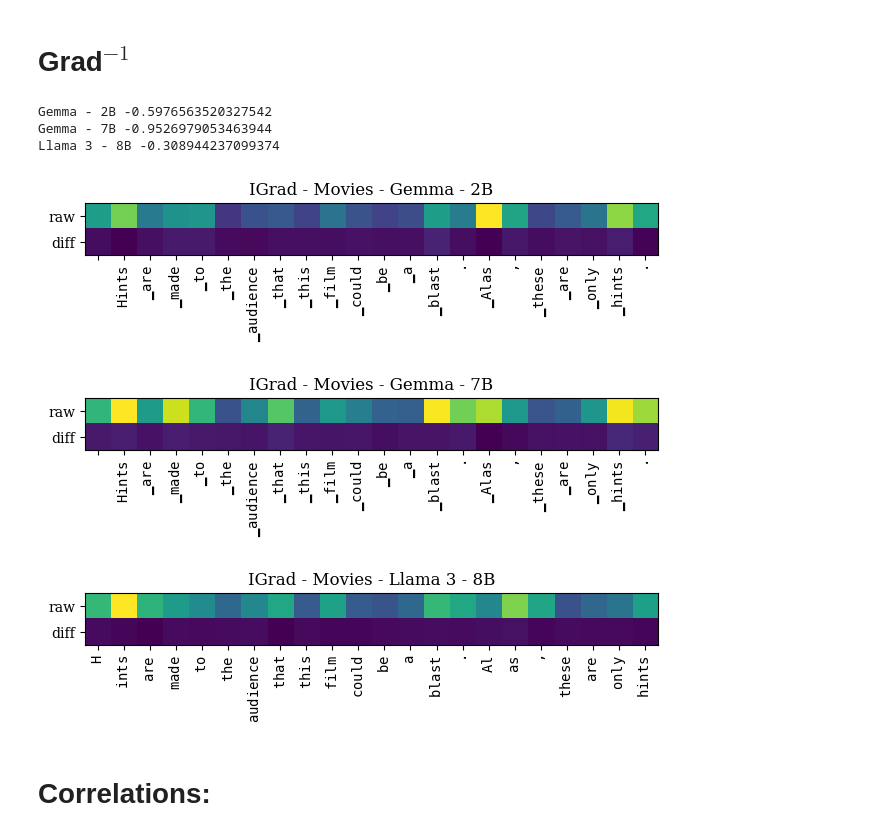
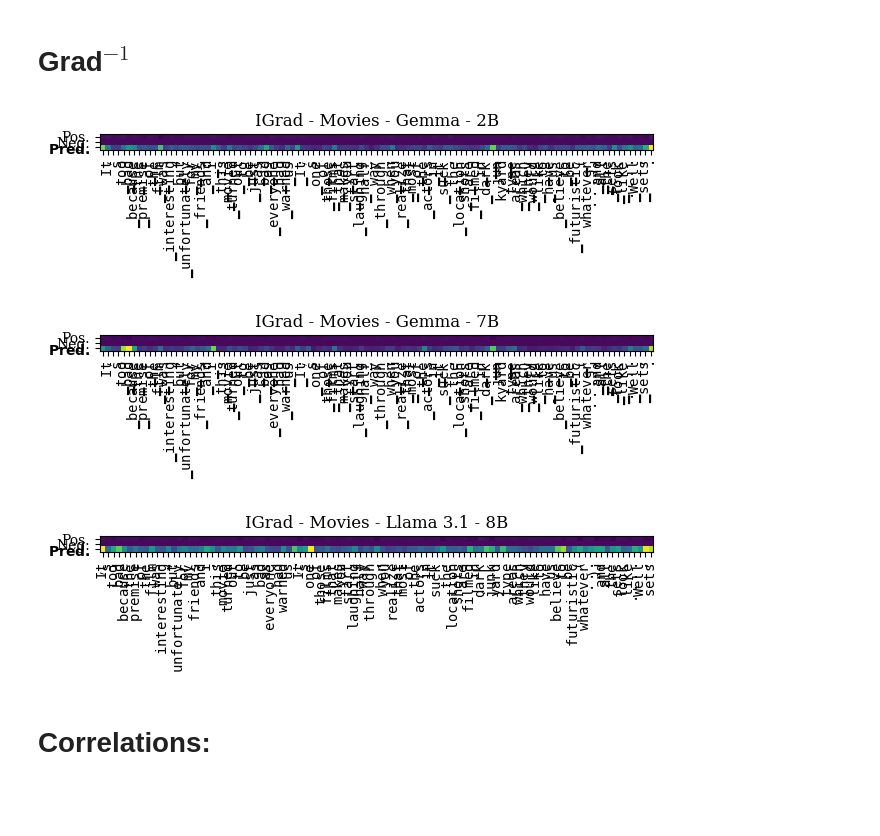
Before and after one commit to k-randl/self-explaining_llms, a Jupyter notebook: evaluate-movies.ipynb, the cells around one changed output. Cells and saved outputs as stored; diff of their text form; code cells hidden in the pictures; blank space fills up the shorter version.

```diff
--- a/evaluate-movies.ipynb
+++ b/evaluate-movies.ipynb
@@ -161,7 +167,6 @@ pearson.add(importance_cf,    'counterfactual')
 # %%
 importance_agrad_pos  = {model:[] for model in RESULTS}
 importance_agrad_neg  = {model:[] for model in RESULTS}
-importance_agrad_diff = {model:[] for model in RESULTS}
 importance_agrad      = {model:[] for model in RESULTS}
 
 for model in RESULTS:
@@ -170,20 +175,16 @@ for model in RESULTS:
         x_start = r['sample']['start']
         x_end   = r['sample']['end']
 
-        # get prediction boundaries:
-        y_start = r['prediction']['index'] - 1 # outputs are shifted by one!
-        y       = r['prediction']['text'] == 'positive'
-
-        pos  = r['AGrad'][0, 1, :, y_start, x_start:x_end]
-        neg  = r['AGrad'][0, 0, :, y_start, x_start:x_end]
+        pos  = r['AGrad'][1, :, x_start:x_end]
+        neg  = r['AGrad'][0, :, x_start:x_end]
+        cmb  = np.abs(pos if y else neg)
 
         importance_agrad_pos[model].append(pos.mean(axis=0))
         importance_agrad_neg[model].append(neg.mean(axis=0))
-        importance_agrad_diff[model].append((pos - neg).mean(axis=0) * (1. if y else -1.))
-        importance_agrad[model].append(np.abs(pos if y else neg).mean(axis=0))
+        importance_agrad[model].append(cmb.mean(axis=0))
 
     print(model, np.nanmean(pearson.correlate(importance_agrad_pos[model], importance_agrad_neg[model])[0]))
 
-plotter.plot_importance([importance_agrad, importance_agrad_diff], ['raw', 'diff'], f'AGrad - Movies')
+plotter.plot_importance([importance_agrad_pos, importance_agrad_neg, importance_agrad], ['Pos.', 'Neg.', '$\\bf{Pred.}$'], f'AGrad - Movies')
 pearson.add(importance_agrad, 'AGrad')
 # %% [output]
@@ -198,7 +234,6 @@ Llama 3 - 8B 0.14194889700307273
 # %%
 importance_gradin_pos  = {model:[] for model in RESULTS}
 importance_gradin_neg  = {model:[] for model in RESULTS}
-importance_gradin_diff = {model:[] for model in RESULTS}
 importance_gradin      = {model:[] for model in RESULTS}
 
 for model in RESULTS:
@@ -210,16 +245,16 @@ for model in RESULTS:
         # get prediction:
         y       = r['prediction']['text'] == 'positive'
 
-        pos  = r['GradIn'][0, 1, x_start:x_end, :]
-        neg  = r['GradIn'][0, 0, x_start:x_end, :]
+        pos  = r['GradIn'][1, x_start:x_end, :]
+        neg  = r['GradIn'][0, x_start:x_end, :]
+        cmb  = np.abs(pos if y else neg)
 
         importance_gradin_pos[model].append(pos.mean(axis=-1).T)
         importance_gradin_neg[model].append(neg.mean(axis=-1).T)
-        importance_gradin_diff[model].append((pos - neg).mean(axis=-1).T * (1. if y else -1.))
-        importance_gradin[model].append(np.abs(pos if y else neg).mean(axis=-1).T)
+        importance_gradin[model].append(cmb.mean(axis=-1).T)
 
     print(model, np.nanmean(pearson.correlate(importance_gradin_pos[model], importance_gradin_neg[model])[0]))
 
-plotter.plot_importance([importance_gradin, importance_gradin_diff], ['raw', 'diff'], f'hGrad - Movies')
+plotter.plot_importance([importance_gradin_pos, importance_gradin_neg, importance_gradin], ['Pos.', 'Neg.', '$\\bf{Pred.}$'], f'hGrad - Movies')
 pearson.add(importance_gradin, 'GradIn')
 # %% [output]
@@ -232,39 +267,37 @@ Llama 3 - 8B 0.4414140042163634
 # %% [markdown]
 # Grad$^{-1}$
 # %%
+plotter = Plotter(RESULTS, save_dir=PLOTS_DIR)
+
 importance_igrad_pos  = {model:[] for model in RESULTS}
 importance_igrad_neg  = {model:[] for model in RESULTS}
-importance_igrad_diff = {model:[] for model in RESULTS}
 importance_igrad      = {model:[] for model in RESULTS}
 
 for model in RESULTS:
     for r in RESULTS[model]:
         # get sample boundaries:
         x_start = r['sample']['start']
         x_end   = r['sample']['end']
 
         # get prediction:
         y       = r['prediction']['text'] == 'positive'
 
-        pos  = r['IGrad'][0, x_start:x_end, :, 1]
-        neg  = r['IGrad'][0, x_start:x_end, :, 0]
+        pos  = r['IGrad'][1, x_start:x_end, :]
+        neg  = r['IGrad'][0, x_start:x_end, :]
+        cf   = np.abs(neg if y else pos)
 
         importance_igrad_pos[model].append(pos.mean(axis=-1).T)
         importance_igrad_neg[model].append(neg.mean(axis=-1).T)
-        importance_igrad_diff[model].append((pos - neg).mean(axis=-1).T * (1. if y else -1.))
-        importance_igrad[model].append(np.abs(pos if y else neg).mean(axis=-1).T)
+        importance_igrad[model].append(cf.mean(axis=-1).T)
 
-    print(model, np.nanmean(pearson.correlate(importance_igrad_pos[model], importance_igrad_neg[model])[0]))
+    #print(model, np.nanmean(pearson.correlate(importance_igrad_pos[model], importance_igrad_neg[model])[0]))
 
-plotter.plot_importance([importance_igrad, importance_igrad_diff], ['raw', 'diff'], f'IGrad - Movies')
+plotter.plot_importance([importance_igrad_pos, importance_igrad_neg, importance_igrad],['Pos.', 'Neg.', '$\\bf{Pred.}$'], f'IGrad - Movies')
 pearson.add(importance_igrad, 'IGrad')
 # %% [output]
-Gemma - 2B -0.5976563520327542
-Gemma - 7B -0.9526979053463944
-Llama 3 - 8B -0.308944237099374
-[figure, old version]
+[figure, new version]
-[figure, old version]
+[figure, new version]
-[figure, old version]
+[figure, new version]
 # %% [markdown]
 # Correlations:
 # %%
```
Also changed, not shown: parts of 18 cells of this notebook, 11 other files.
